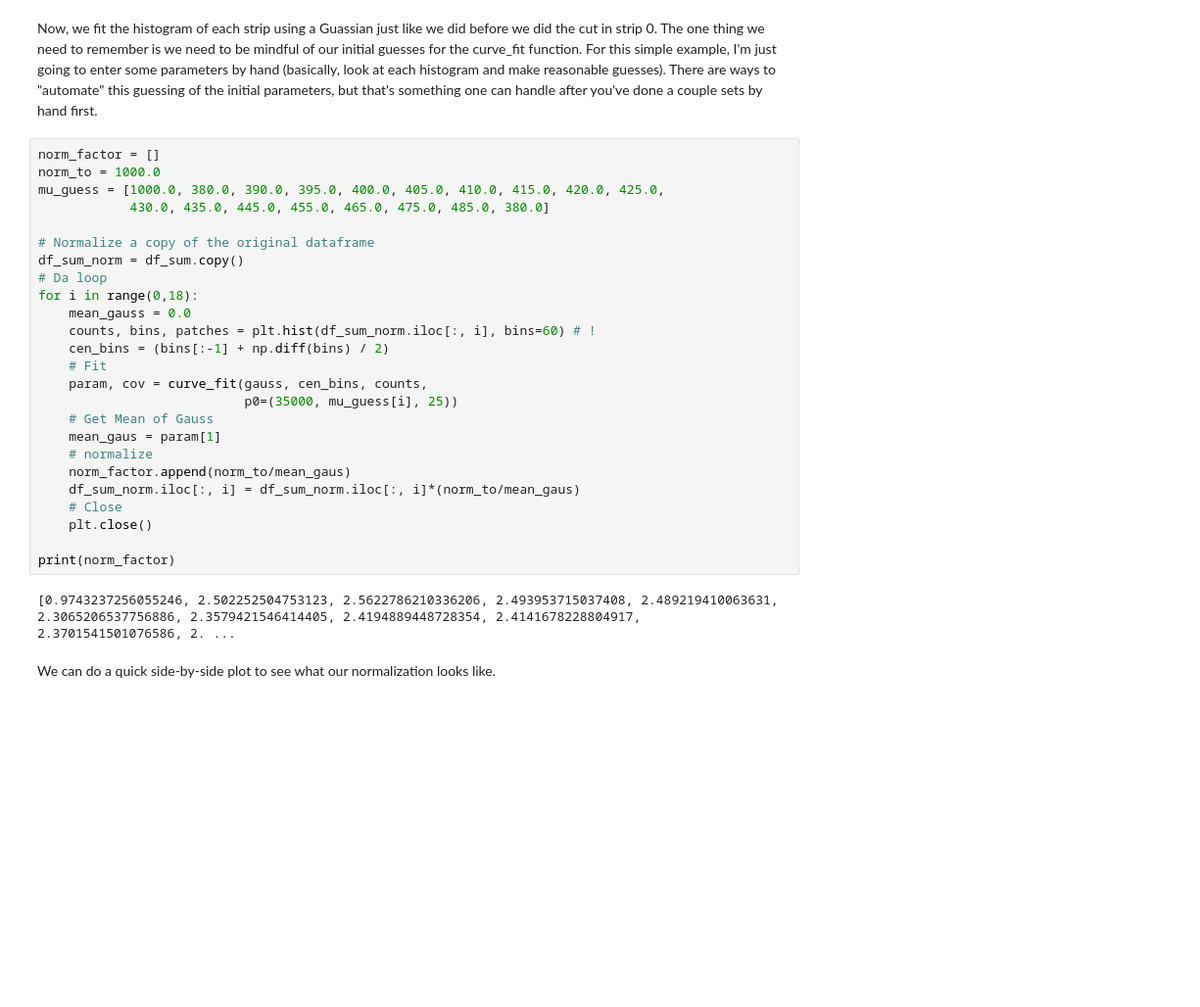
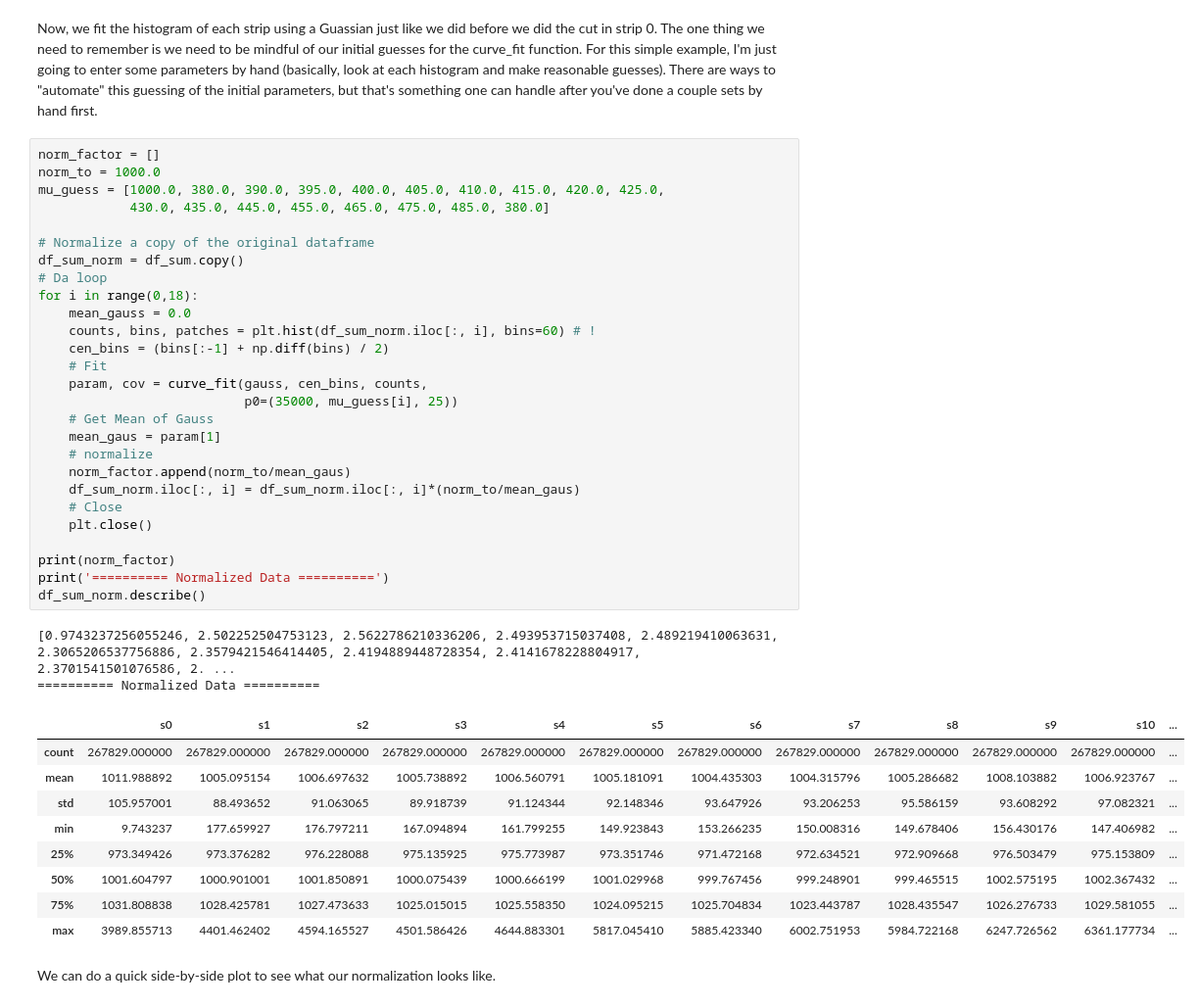
Before and after one commit to dneto1729/MUSIC_with_python, a Jupyter notebook: examples/3 - Basic Analysis and Identifying Potential Events.ipynb, the cells around one changed output. Shown at 98% size. Drawn from its saved outputs; the diff is of its cells as text; blank space fills up the shorter version.

```diff
--- a/examples/3 - Basic Analysis and Identifying Potential Events.ipynb
+++ b/examples/3 - Basic Analysis and Identifying Potential Events.ipynb
@@ -279,30 +281,42 @@ Now, we fit the histogram of each strip using a Guassian just like we did before
 # %%
 norm_factor = []
 norm_to = 1000.0
 mu_guess = [1000.0, 380.0, 390.0, 395.0, 400.0, 405.0, 410.0, 415.0, 420.0, 425.0,
             430.0, 435.0, 445.0, 455.0, 465.0, 475.0, 485.0, 380.0]
 
 # Normalize a copy of the original dataframe
 df_sum_norm = df_sum.copy()
 # Da loop
 for i in range(0,18):
     mean_gauss = 0.0
     counts, bins, patches = plt.hist(df_sum_norm.iloc[:, i], bins=60) # !
     cen_bins = (bins[:-1] + np.diff(bins) / 2)
     # Fit
     param, cov = curve_fit(gauss, cen_bins, counts,
                            p0=(35000, mu_guess[i], 25))
     # Get Mean of Gauss
     mean_gaus = param[1]
     # normalize
     norm_factor.append(norm_to/mean_gaus)
     df_sum_norm.iloc[:, i] = df_sum_norm.iloc[:, i]*(norm_to/mean_gaus)
     # Close
     plt.close()
 
 print(norm_factor)
+print('========== Normalized Data ==========')
+df_sum_norm.describe()
 # %% [output]
 [0.9743237256055246, 2.502252504753123, 2.5622786210336206, 2.493953715037408, 2.489219410063631, 2.3065206537756886, 2.3579421546414405, 2.4194889448728354, 2.4141678228804917, 2.3701541501076586, 2. ...
+========== Normalized Data ==========
+|  | s0 | s1 | s2 | s3 | s4 | s5 | s6 | s7 | s8 | s9 | s10 | ... |
+| count | 267829.000000 | 267829.000000 | 267829.000000 | 267829.000000 | 267829.000000 | 267829.000000 | 267829.000000 | 267829.000000 | 267829.000000 | 267829.000000 | 267829.000000 | ... |
+| mean | 1011.988892 | 1005.095154 | 1006.697632 | 1005.738892 | 1006.560791 | 1005.181091 | 1004.435303 | 1004.315796 | 1005.286682 | 1008.103882 | 1006.923767 | ... |
+| std | 105.957001 | 88.493652 | 91.063065 | 89.918739 | 91.124344 | 92.148346 | 93.647926 | 93.206253 | 95.586159 | 93.608292 | 97.082321 | ... |
+| min | 9.743237 | 177.659927 | 176.797211 | 167.094894 | 161.799255 | 149.923843 | 153.266235 | 150.008316 | 149.678406 | 156.430176 | 147.406982 | ... |
+| 25% | 973.349426 | 973.376282 | 976.228088 | 975.135925 | 975.773987 | 973.351746 | 971.472168 | 972.634521 | 972.909668 | 976.503479 | 975.153809 | ... |
+| 50% | 1001.604797 | 1000.901001 | 1001.850891 | 1000.075439 | 1000.666199 | 1001.029968 | 999.767456 | 999.248901 | 999.465515 | 1002.575195 | 1002.367432 | ... |
+| 75% | 1031.808838 | 1028.425781 | 1027.473633 | 1025.015015 | 1025.558350 | 1024.095215 | 1025.704834 | 1023.443787 | 1028.435547 | 1026.276733 | 1029.581055 | ... |
+| max | 3989.855713 | 4401.462402 | 4594.165527 | 4501.586426 | 4644.883301 | 5817.045410 | 5885.423340 | 6002.751953 | 5984.722168 | 6247.726562 | 6361.177734 | ... |
 # %% [markdown]
 We can do a quick side-by-side plot to see what our normalization looks like.
 # %%
```
Also changed, not shown: parts of 1 cell of this notebook.
